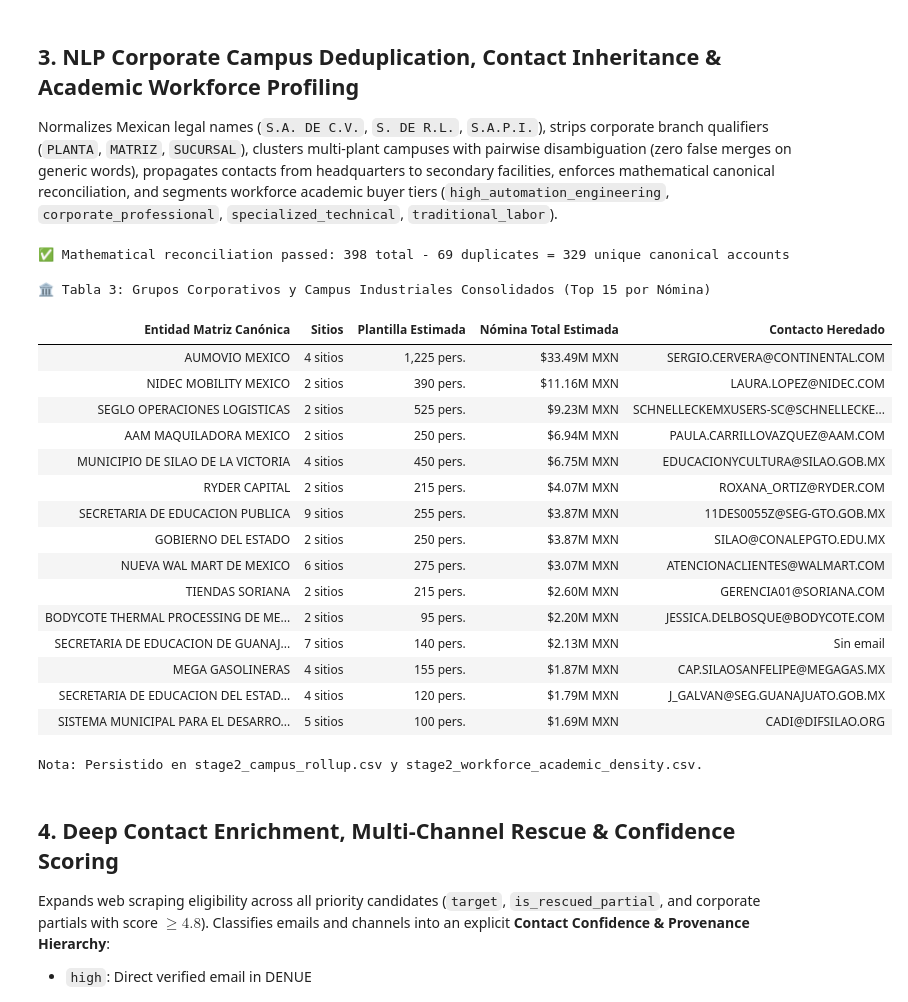
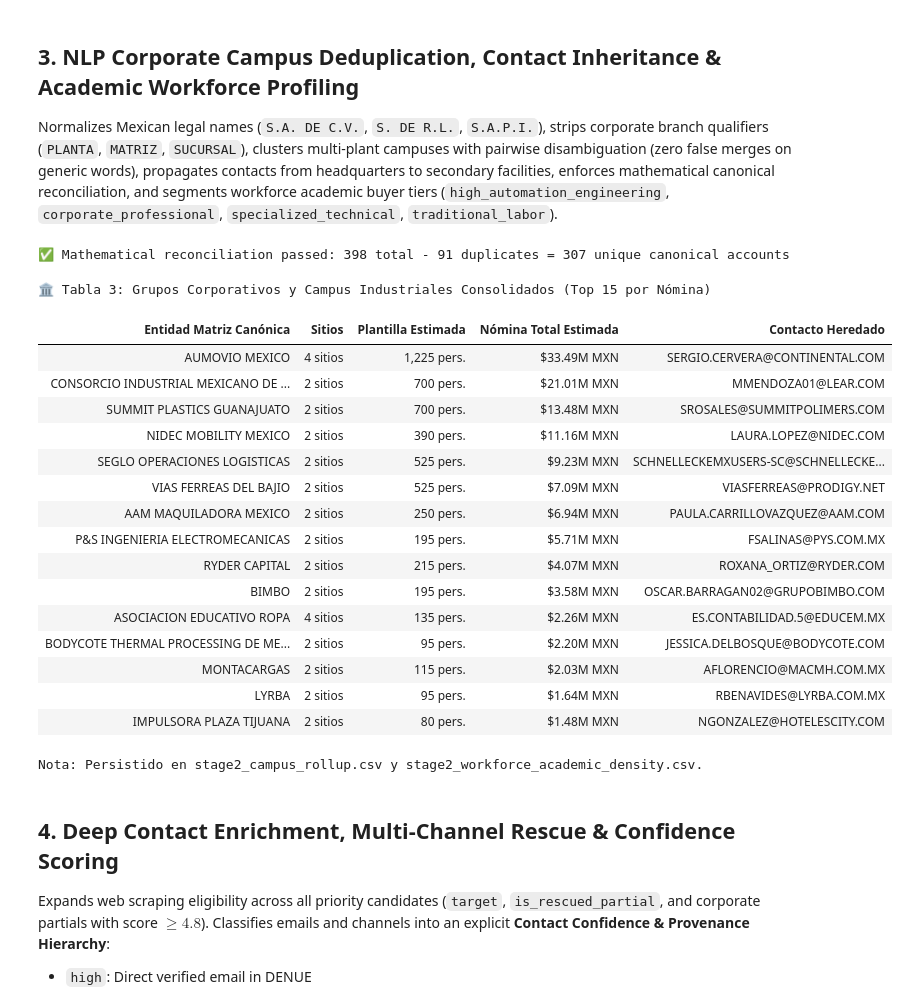
Before and after one commit to emmanuelol/mexico-commercial-osint, a Jupyter notebook: notebooks/02_entity_resolution.ipynb, the cells around one changed output. Drawn from its saved outputs; the diff is of its cells as text; code cells hidden in the pictures.

Commit message:
feat(resolution): corporate domain unioning, b2b campus filter, website email scraper

```diff
--- a/notebooks/02_entity_resolution.ipynb
+++ b/notebooks/02_entity_resolution.ipynb
@@ -409,19 +409,38 @@ def cluster_corporate_entities(df: pl.DataFrame, fuzzy_threshold: float = 0.85)
         ri, rj = find(i), find(j)
         if ri != rj: parent_map[rj] = ri
 
+    FREE_DOMAINS = {"gmail.com", "hotmail.com", "outlook.com", "yahoo.com", "live.com", "live.com.mx", "prodigy.net.mx", "gob.mx"}
+
     for i in range(n):
         ri = records[i]
-        legi = (ri.get(legal_col) or '').strip().upper()
-        pcommi = (ri.get(name_col) or '').strip().upper()
+        legi = (ri.get("parent_legal") or ri.get(legal_col) or "").strip().upper()
+        pcommi = (ri.get("parent_name") or ri.get(name_col) or "").strip().upper()
+        emi = (ri.get("email") or "").strip().lower()
+        domi = emi.split("@")[1] if ("@" in emi and emi.split("@")[1] not in FREE_DOMAINS) else ""
+
         for j in range(i + 1, n):
             rj = records[j]
-            legj = (rj.get(legal_col) or '').strip().upper()
-            pcommj = (rj.get(name_col) or '').strip().upper()
+            legj = (rj.get("parent_legal") or rj.get(legal_col) or "").strip().upper()
+            pcommj = (rj.get("parent_name") or rj.get(name_col) or "").strip().upper()
+            emj = (rj.get("email") or "").strip().lower()
+            domj = emj.split("@")[1] if ("@" in emj and emj.split("@")[1] not in FREE_DOMAINS) else ""
+
             match = False
+            # 1. Exact parent legal or parent commercial name match
             if legi and legj and legi == legj and len(legi) >= 5 and legi not in GENERIC_STOPWORDS:
                 match = True
-            elif pcommi and pcommj and pcommi == pcommj and len(pcommi) >= 6 and pcommi not in GENERIC_STOPWORDS:
+            elif pcommi and pcommj and pcommi == pcommj and len(pcommi) >= 5 and pcommi not in GENERIC_STOPWORDS:
                 match = True
+            # 2. Shared corporate email or corporate domain (merges Lear, Bodycote, Hotsson/Milenium)
+            elif emi and emj and emi == emj:
+                match = True
+            elif domi and domj and domi == domj and not any(k in domi for k in ["edu.mx", "org.mx"]):
+                match = True
+            # 3. High-confidence token sort ratio match on stripped parent legal names (>= 92%)
+            elif legi and legj and len(legi) >= 8 and len(legj) >= 8 and legi not in GENERIC_STOPWORDS and legj not in GENERIC_STOPWORDS:
+                if fuzz.token_sort_ratio(legi, legj) >= 92:
+                    match = True
+
             if match:
                 union(i, j)
 
@@ -512,7 +531,7 @@ df_clustered = df_clustered.with_columns(pl.Series("workforce_academic_level", a
 
 # 7. Persist Table 3 & Academic Rollup Tables
 campus_summary = (
-    df_clustered.filter(pl.col("campus_site_count") > 1)
+    df_clustered.filter((pl.col("campus_site_count") > 1) & (pl.col("b2b_status") != "no_target"))
     .group_by(["canonical_entity_id", "canonical_parent_name"])
     .agg([
         pl.len().alias("sites"),
@@ -548,48 +567,48 @@ for r in campus_summary.head(15).iter_rows(named=True):
         <td style="padding: 8px 10px; text-align: right; font-weight: bold; color:#0f766e;">${r['nomina_total']/1e6:.2f}M MXN</td>
         <td style="padding: 8px 10px; font-size: 11px;">{em_tag}</td>
     </tr>
     """)
 
 html_table_3 = f"""
 <div style="font-family: -apple-system, BlinkMacSystemFont, 'Segoe UI', Roboto, Helvetica, Arial, sans-serif; margin: 15px 0;">
     <h4 style="margin: 0 0 8px 0; color: #0f172a;">🏛️ Tabla 3: Grupos Corporativos y Campus Industriales Consolidados (Top 15 por Nómina)</h4>
     <table style="width: 100%; border-collapse: collapse; text-align: left; font-size: 12px; background: white; border: 1px solid #cbd5e1; border-radius: 6px; overflow: hidden;">
         <thead style="background: #1e1b4b; color: white;">
             <tr>
                 <th style="padding: 8px 10px;">Entidad Matriz Canónica</th>
                 <th style="padding: 8px 10px; text-align: center;">Sitios</th>
                 <th style="padding: 8px 10px; text-align: right;">Plantilla Estimada</th>
                 <th style="padding: 8px 10px; text-align: right;">Nómina Total Estimada</th>
                 <th style="padding: 8px 10px;">Contacto Heredado</th>
             </tr>
         </thead>
         <tbody>
             {''.join(t3_rows)}
         </tbody>
     </table>
     <p style="font-size: 11px; color: #64748b; margin-top: 5px;"><i>Nota: Persistido en stage2_campus_rollup.csv y stage2_workforce_academic_density.csv.</i></p>
 </div>
 """
 display(HTML(html_table_3))
 # %% [output]
-✅ Mathematical reconciliation passed: 398 total - 69 duplicates = 329 unique canonical accounts
+✅ Mathematical reconciliation passed: 398 total - 91 duplicates = 307 unique canonical accounts
 🏛️ Tabla 3: Grupos Corporativos y Campus Industriales Consolidados (Top 15 por Nómina)
 | Entidad Matriz Canónica | Sitios | Plantilla Estimada | Nómina Total Estimada | Contacto Heredado |
 | AUMOVIO MEXICO | 4 sitios | 1,225 pers. | $33.49M MXN | SERGIO.CERVERA@CONTINENTAL.COM |
+| CONSORCIO INDUSTRIAL MEXICANO DE ... | 2 sitios | 700 pers. | $21.01M MXN | MMENDOZA01@LEAR.COM |
+| SUMMIT PLASTICS GUANAJUATO | 2 sitios | 700 pers. | $13.48M MXN | SROSALES@SUMMITPOLIMERS.COM |
 | NIDEC MOBILITY MEXICO | 2 sitios | 390 pers. | $11.16M MXN | LAURA.LOPEZ@NIDEC.COM |
 | SEGLO OPERACIONES LOGISTICAS | 2 sitios | 525 pers. | $9.23M MXN | SCHNELLECKEMXUSERS-SC@SCHNELLECKE... |
+| VIAS FERREAS DEL BAJIO | 2 sitios | 525 pers. | $7.09M MXN | VIASFERREAS@PRODIGY.NET |
 | AAM MAQUILADORA MEXICO | 2 sitios | 250 pers. | $6.94M MXN | PAULA.CARRILLOVAZQUEZ@AAM.COM |
-| MUNICIPIO DE SILAO DE LA VICTORIA | 4 sitios | 450 pers. | $6.75M MXN | EDUCACIONYCULTURA@SILAO.GOB.MX |
+| P&S INGENIERIA ELECTROMECANICAS | 2 sitios | 195 pers. | $5.71M MXN | FSALINAS@PYS.COM.MX |
 | RYDER CAPITAL | 2 sitios | 215 pers. | $4.07M MXN | ROXANA_ORTIZ@RYDER.COM |
-| SECRETARIA DE EDUCACION PUBLICA | 9 sitios | 255 pers. | $3.87M MXN | 11DES0055Z@SEG-GTO.GOB.MX |
-| GOBIERNO DEL ESTADO | 2 sitios | 250 pers. | $3.87M MXN | SILAO@CONALEPGTO.EDU.MX |
-| NUEVA WAL MART DE MEXICO | 6 sitios | 275 pers. | $3.07M MXN | ATENCIONACLIENTES@WALMART.COM |
-| TIENDAS SORIANA | 2 sitios | 215 pers. | $2.60M MXN | GERENCIA01@SORIANA.COM |
+| BIMBO | 2 sitios | 195 pers. | $3.58M MXN | OSCAR.BARRAGAN02@GRUPOBIMBO.COM |
+| ASOCIACION EDUCATIVO ROPA | 4 sitios | 135 pers. | $2.26M MXN | ES.CONTABILIDAD.5@EDUCEM.MX |
 | BODYCOTE THERMAL PROCESSING DE ME... | 2 sitios | 95 pers. | $2.20M MXN | JESSICA.DELBOSQUE@BODYCOTE.COM |
-| SECRETARIA DE EDUCACION DE GUANAJ... | 7 sitios | 140 pers. | $2.13M MXN | Sin email |
-| MEGA GASOLINERAS | 4 sitios | 155 pers. | $1.87M MXN | CAP.SILAOSANFELIPE@MEGAGAS.MX |
-| SECRETARIA DE EDUCACION DEL ESTAD... | 4 sitios | 120 pers. | $1.79M MXN | J_GALVAN@SEG.GUANAJUATO.GOB.MX |
-| SISTEMA MUNICIPAL PARA EL DESARRO... | 5 sitios | 100 pers. | $1.69M MXN | CADI@DIFSILAO.ORG |
+| MONTACARGAS | 2 sitios | 115 pers. | $2.03M MXN | AFLORENCIO@MACMH.COM.MX |
+| LYRBA | 2 sitios | 95 pers. | $1.64M MXN | RBENAVIDES@LYRBA.COM.MX |
+| IMPULSORA PLAZA TIJUANA | 2 sitios | 80 pers. | $1.48M MXN | NGONZALEZ@HOTELESCITY.COM |
 Nota: Persistido en stage2_campus_rollup.csv y stage2_workforce_academic_density.csv.
 # %% [markdown]
 ## 4. Deep Contact Enrichment, Multi-Channel Rescue & Confidence Scoring
```
Also changed, not shown: parts of 2 cells of this notebook, 1 other file.
